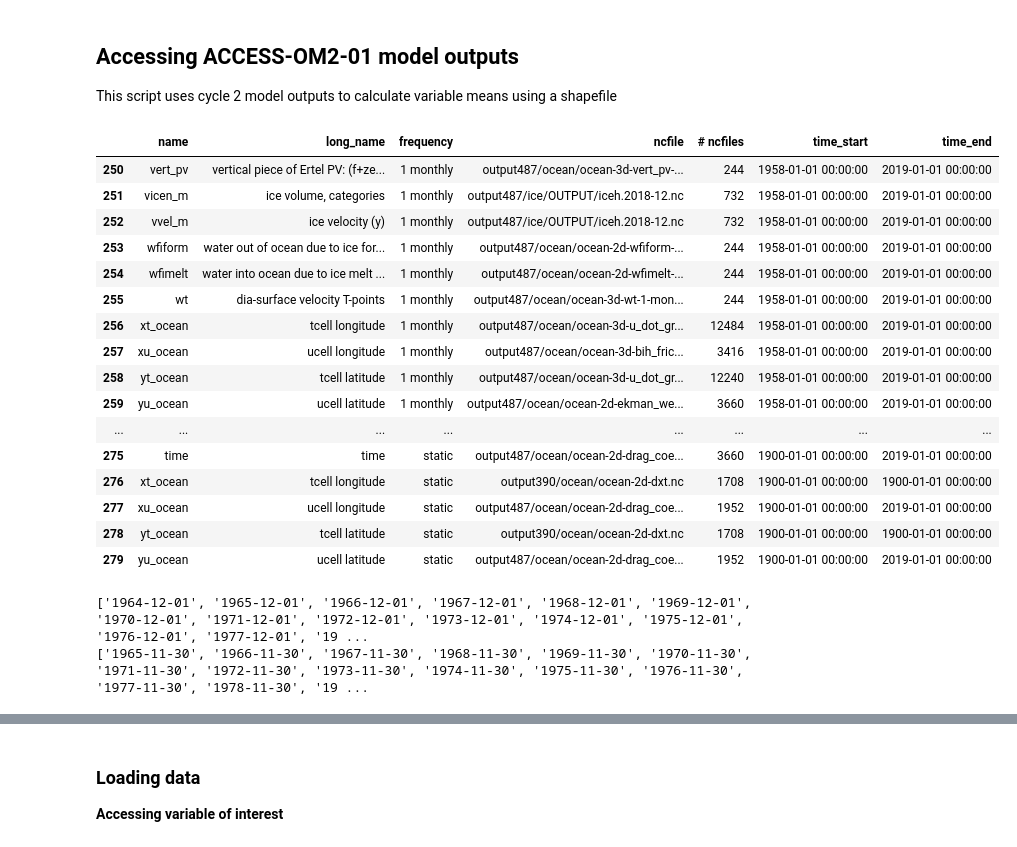
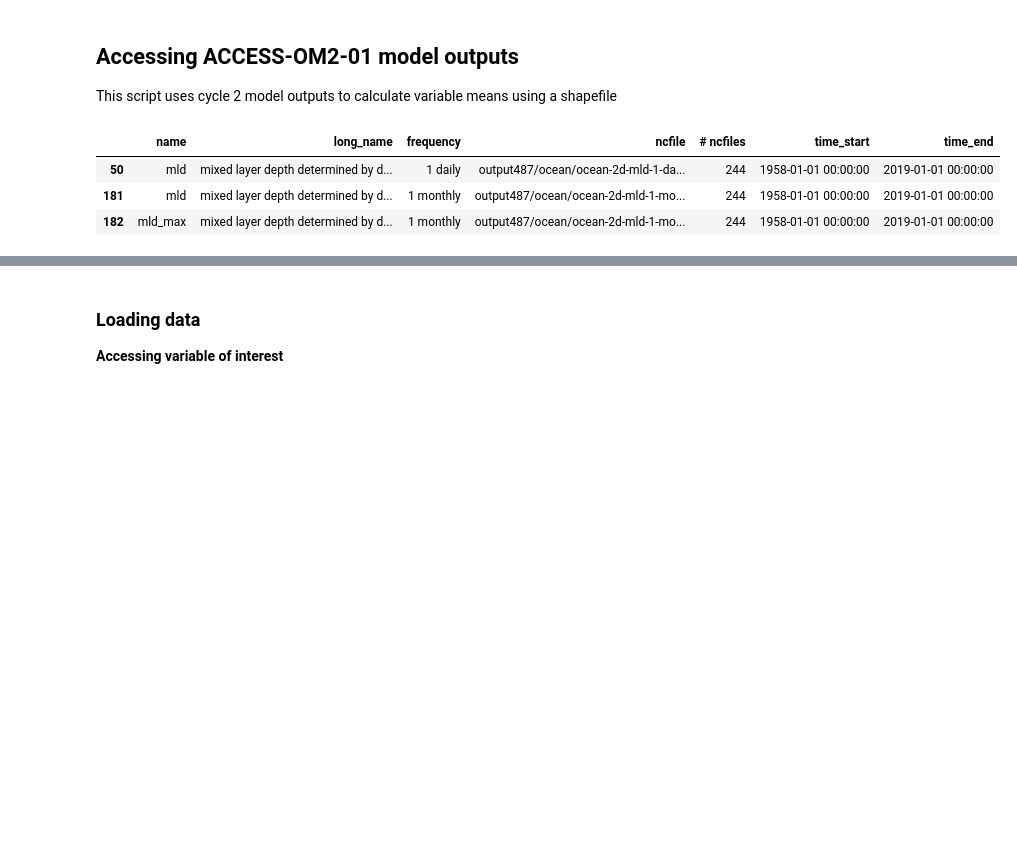
Before and after one commit to lidefi87/ACCESS_scripts_DFA, a Jupyter notebook: Scripts/ZonalStatistics.ipynb, the cells around one changed output, grey strips where cells are left out. Cells and saved outputs as stored; diff of their text form; code cells hidden in the pictures; blank space fills up the shorter version.

```diff
--- a/Scripts/ZonalStatistics.ipynb
+++ b/Scripts/ZonalStatistics.ipynb
@@ -45,28 +50,15 @@ varInt = 'mld' #MLD
 # %%
 #Querying experiment variables
 expvar = cc.querying.get_variables(session, exp)
 expvar[250:300]
 #Extract variables with keywords included in its long_name column
-# expvar[expvar["name"].str.lower().str.match(".*mixed.*")] #force all letters to be lowercase to get matches
+expvar[expvar["name"].str.lower().str.match(".*mld.*")] #force all letters to be lowercase to get matches
 # expvar
 # %% [output]
 |  | name | long_name | frequency | ncfile | # ncfiles | time_start | time_end |
-| 250 | vert_pv | vertical piece of Ertel PV: (f+ze... | 1 monthly | output487/ocean/ocean-3d-vert_pv-... | 244 | 1958-01-01 00:00:00 | 2019-01-01 00:00:00 |
-| 251 | vicen_m | ice volume, categories | 1 monthly | output487/ice/OUTPUT/iceh.2018-12.nc | 732 | 1958-01-01 00:00:00 | 2019-01-01 00:00:00 |
-| 252 | vvel_m | ice velocity (y) | 1 monthly | output487/ice/OUTPUT/iceh.2018-12.nc | 732 | 1958-01-01 00:00:00 | 2019-01-01 00:00:00 |
-| 253 | wfiform | water out of ocean due to ice for... | 1 monthly | output487/ocean/ocean-2d-wfiform-... | 244 | 1958-01-01 00:00:00 | 2019-01-01 00:00:00 |
-| 254 | wfimelt | water into ocean due to ice melt ... | 1 monthly | output487/ocean/ocean-2d-wfimelt-... | 244 | 1958-01-01 00:00:00 | 2019-01-01 00:00:00 |
-| 255 | wt | dia-surface velocity T-points | 1 monthly | output487/ocean/ocean-3d-wt-1-mon... | 244 | 1958-01-01 00:00:00 | 2019-01-01 00:00:00 |
-| 256 | xt_ocean | tcell longitude | 1 monthly | output487/ocean/ocean-3d-u_dot_gr... | 12484 | 1958-01-01 00:00:00 | 2019-01-01 00:00:00 |
-| 257 | xu_ocean | ucell longitude | 1 monthly | output487/ocean/ocean-3d-bih_fric... | 3416 | 1958-01-01 00:00:00 | 2019-01-01 00:00:00 |
-| 258 | yt_ocean | tcell latitude | 1 monthly | output487/ocean/ocean-3d-u_dot_gr... | 12240 | 1958-01-01 00:00:00 | 2019-01-01 00:00:00 |
-| 259 | yu_ocean | ucell latitude | 1 monthly | output487/ocean/ocean-2d-ekman_we... | 3660 | 1958-01-01 00:00:00 | 2019-01-01 00:00:00 |
-| ... | ... | ... | ... | ... | ... | ... | ... |
-| 275 | time | time | static | output487/ocean/ocean-2d-drag_coe... | 3660 | 1900-01-01 00:00:00 | 2019-01-01 00:00:00 |
-| 276 | xt_ocean | tcell longitude | static | output390/ocean/ocean-2d-dxt.nc | 1708 | 1900-01-01 00:00:00 | 1900-01-01 00:00:00 |
-| 277 | xu_ocean | ucell longitude | static | output487/ocean/ocean-2d-drag_coe... | 1952 | 1900-01-01 00:00:00 | 2019-01-01 00:00:00 |
-| 278 | yt_ocean | tcell latitude | static | output390/ocean/ocean-2d-dxt.nc | 1708 | 1900-01-01 00:00:00 | 1900-01-01 00:00:00 |
-| 279 | yu_ocean | ucell latitude | static | output487/ocean/ocean-2d-drag_coe... | 1952 | 1900-01-01 00:00:00 | 2019-01-01 00:00:00 |
+| 50 | mld | mixed layer depth determined by d... | 1 daily | output487/ocean/ocean-2d-mld-1-da... | 244 | 1958-01-01 00:00:00 | 2019-01-01 00:00:00 |
+| 181 | mld | mixed layer depth determined by d... | 1 monthly | output487/ocean/ocean-2d-mld-1-mo... | 244 | 1958-01-01 00:00:00 | 2019-01-01 00:00:00 |
+| 182 | mld_max | mixed layer depth determined by d... | 1 monthly | output487/ocean/ocean-2d-mld-1-mo... | 244 | 1958-01-01 00:00:00 | 2019-01-01 00:00:00 |
 # %%
 #Give the start and end dates for the analyses. The input must be given as a list, even if it is one item only.
 #Dates can be given as full date (e.g., 2010-01-01), just year and month, or just year. If multiple years are to be analysed, ensure both variables have the same length
@@ -75,9 +67,4 @@ stime = [str(i)+'-12-01' for i in range(1964, 2018, 1)]
 #End date
 etime = [str(i)+'-11-30' for i in range(1965, 2019, 1)]
 #Define frequency. Remember to check frequency and variable of interest are related to each other, for example, aice_m has a monthly frequency, while aice has a daily frequency.
-# freq = '1 monthly'
-print(stime)
-print(etime)
+freq = '1 daily'
-# %% [output]
-['1964-12-01', '1965-12-01', '1966-12-01', '1967-12-01', '1968-12-01', '1969-12-01', '1970-12-01', '1971-12-01', '1972-12-01', '1973-12-01', '1974-12-01', '1975-12-01', '1976-12-01', '1977-12-01', '19 ...
-['1965-11-30', '1966-11-30', '1967-11-30', '1968-11-30', '1969-11-30', '1970-11-30', '1971-11-30', '1972-11-30', '1973-11-30', '1974-11-30', '1975-11-30', '1976-11-30', '1977-11-30', '1978-11-30', '19 ...
```
Also changed, not shown: parts of 52 cells of this notebook, 6 other files.
